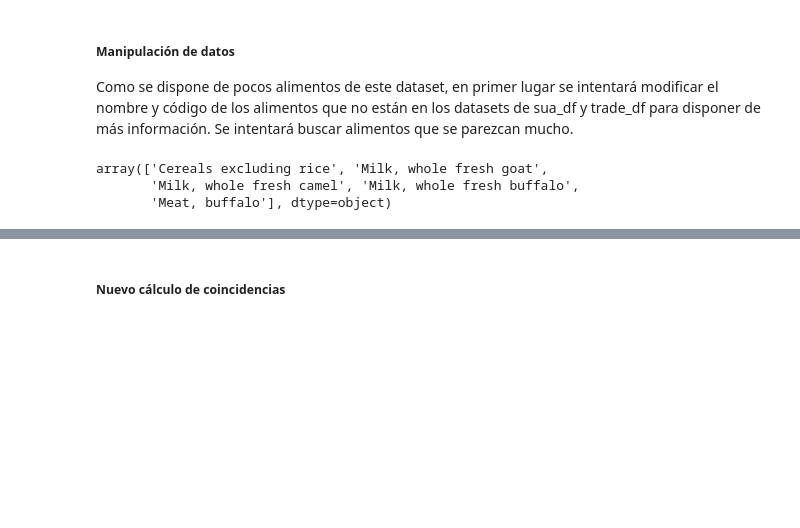
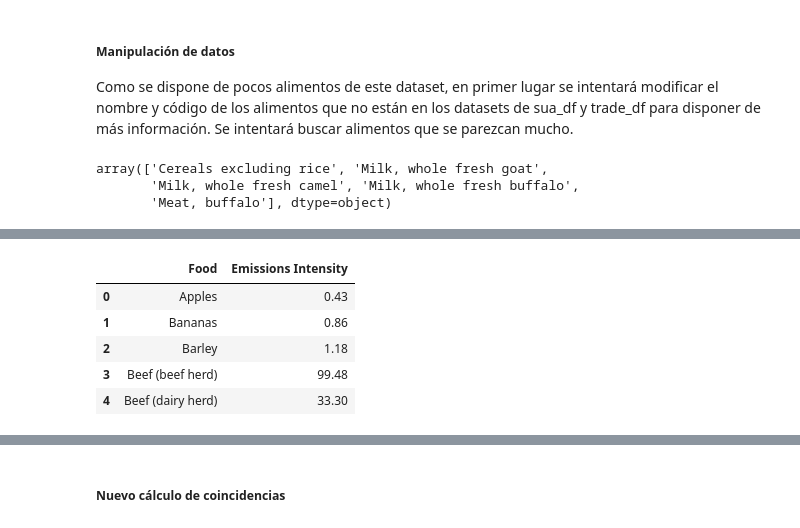
Before and after one commit to Rodrixx05/fao-project, a Jupyter notebook: notebook_fao_analysis.ipynb, the cells around one changed output, grey strips where cells are left out. Drawn from its saved outputs; the diff is of its cells as text; code cells hidden in the pictures; blank space fills up the shorter version.

```diff
--- a/notebook_fao_analysis.ipynb
+++ b/notebook_fao_analysis.ipynb
@@ -1553,0 +1611,13 @@ Se buscan datos de una fuente externa para obtener más información sobre las e
+# %%
+food_footprints.drop(columns = ['Year', 'Code'], inplace = True)
+# %%
+food_footprints.columns = ['Food', 'Emissions Intensity']
+# %%
+food_footprints.head()
+# %% [output]
+|  | Food | Emissions Intensity |
+| 0 | Apples | 0.43 |
+| 1 | Bananas | 0.86 |
+| 2 | Barley | 1.18 |
+| 3 | Beef (beef herd) | 99.48 |
+| 4 | Beef (dairy herd) | 33.30 |
```
Also changed, not shown: parts of 9 cells of this notebook.
